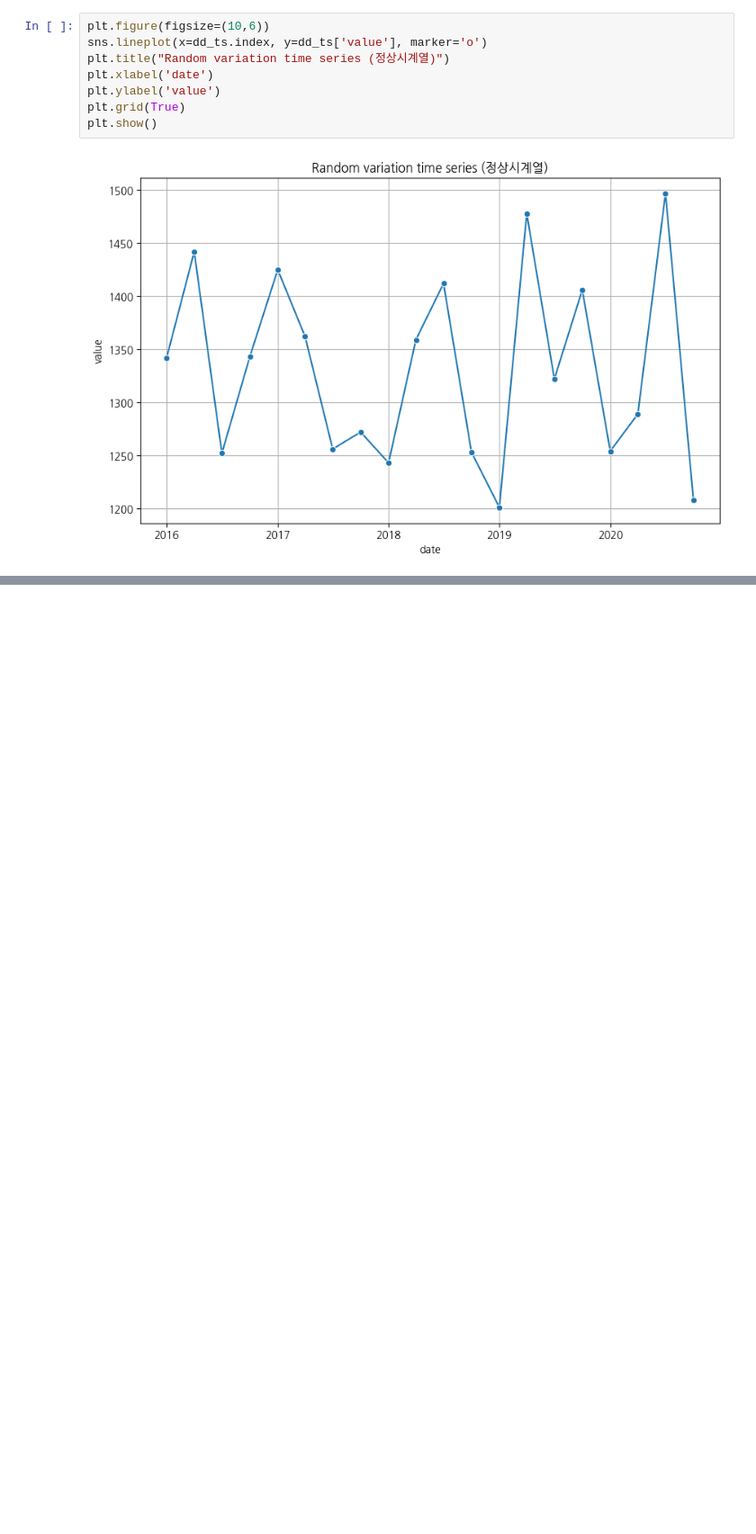
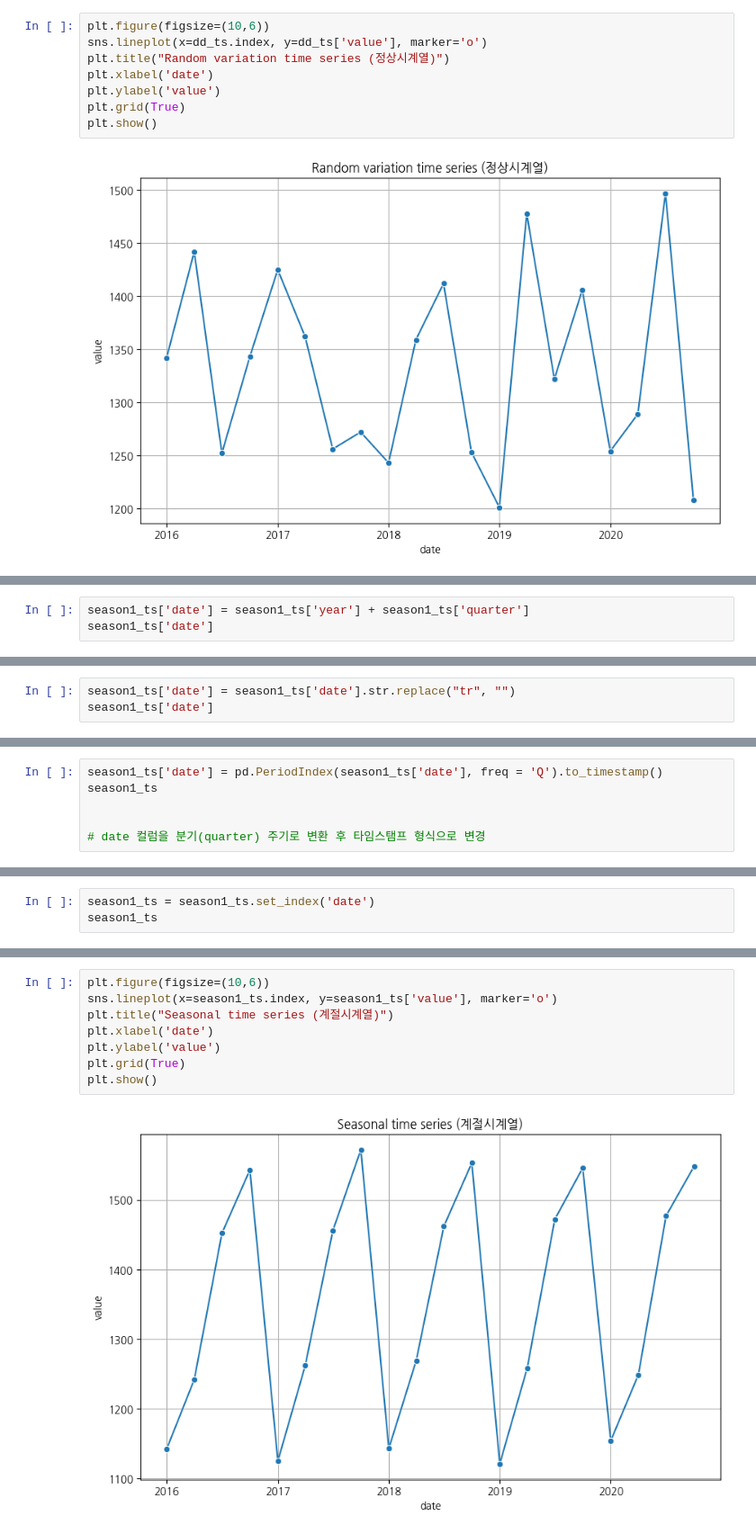
Before and after one commit to youngeunkoo/fintech_service, a Jupyter notebook: 09Time_series/01_시계열기초.ipynb, the cells around one changed output, grey strips where cells are left out. Shown at 90% size. Saved outputs shown, nothing was run; the diff lists cells and outputs as text; blank space fills up the shorter version.

```diff
--- a/09Time_series/01_시계열기초.ipynb
+++ b/09Time_series/01_시계열기초.ipynb
@@ -220,0 +309,3 @@ plt.show()
+# %%
+season1_ts['date'] = season1_ts['year'] + season1_ts['quarter']
+season1_ts['date']
@@ -220,0 +330,3 @@ plt.show()
+# %%
+season1_ts['date'] = season1_ts['date'].str.replace("tr", "")
+season1_ts['date']
@@ -220,0 +351,6 @@ plt.show()
+# %%
+season1_ts['date'] = pd.PeriodIndex(season1_ts['date'], freq = 'Q').to_timestamp()
+season1_ts
+
+
+# date 컬럼을 분기(quarter) 주기로 변환 후 타임스탬프 형식으로 변경
@@ -220,0 +375,3 @@ plt.show()
+# %%
+season1_ts = season1_ts.set_index('date')
+season1_ts
@@ -220,0 +397,10 @@ plt.show()
+# %%
+plt.figure(figsize=(10,6))
+sns.lineplot(x=season1_ts.index, y=season1_ts['value'], marker='o')
+plt.title("Seasonal time series (계절시계열)")
+plt.xlabel('date')
+plt.ylabel('value')
+plt.grid(True)
+plt.show()
+# %% [output]
+[figure, added]
```
Also changed, not shown: parts of 98 cells of this notebook, 1 other file.
